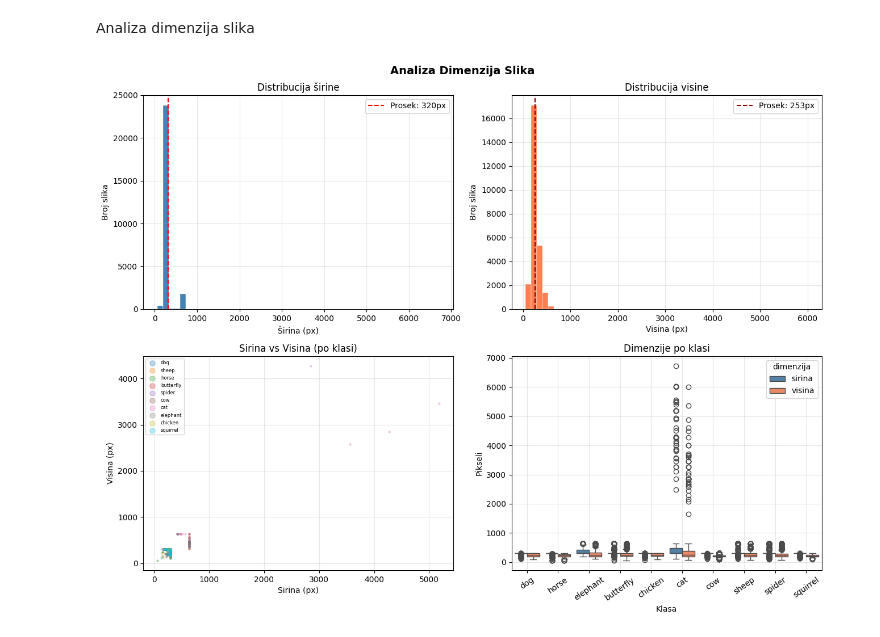
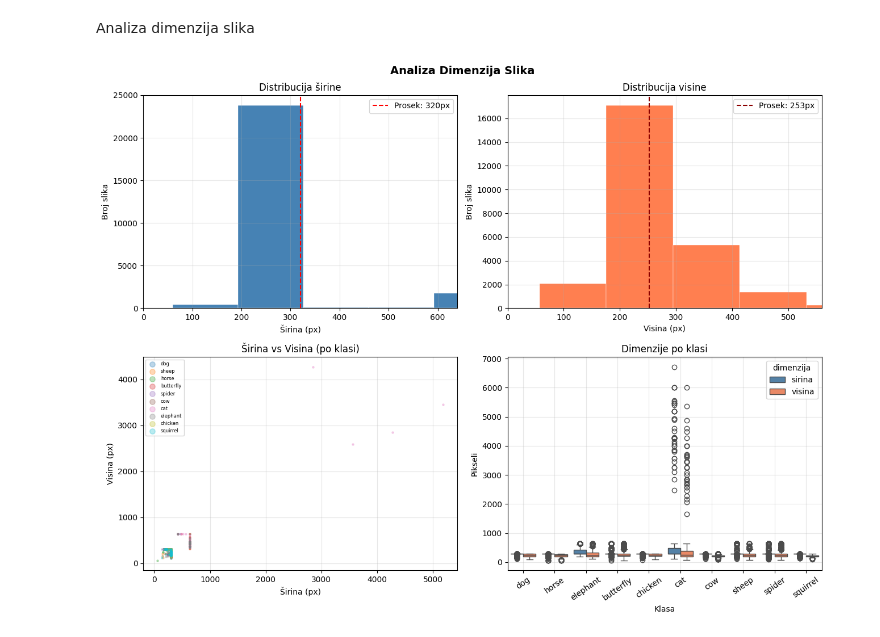
Before and after one commit to predrag002/Animals, a Jupyter notebook: analiza.ipynb, the cells around one changed output. Saved outputs shown, nothing was run; the diff lists cells and outputs as text; code cells hidden in the pictures.

Commit message:
Dodavanje xlim na histograme da bi se vrednosti bolje videle.

```diff
--- a/analiza.ipynb
+++ b/analiza.ipynb
@@ -158,6 +158,7 @@ axes[0,0].axvline(df['sirina'].mean(), color='red', linestyle='--', label=f'Pros
 axes[0,0].set_title('Distribucija širine')
 axes[0,0].set_xlabel('Širina (px)')
 axes[0,0].set_ylabel('Broj slika')
+axes[0,0].set_xlim(0, df['sirina'].quantile(0.99))
 axes[0,0].legend()
 axes[0,0].grid(alpha=0.3)
 
@@ -167,34 +168,35 @@ axes[0,1].axvline(df['visina'].mean(), color='darkred', linestyle='--', label=f'
 axes[0,1].set_title('Distribucija visine')
 axes[0,1].set_xlabel('Visina (px)')
 axes[0,1].set_ylabel('Broj slika')
+axes[0,1].set_xlim(0, df['visina'].quantile(0.99))
 axes[0,1].legend()
 axes[0,1].grid(alpha=0.3)
 
 sample = df.sample(min(2000, len(df)), random_state=42)
 klase = sample['klasa'].unique()
 pal = plt.cm.tab10(np.linspace(0, 1, len(klase)))
 for i, k in enumerate(klase):
     sub = sample[sample['klasa'] == k]
     axes[1,0].scatter(sub['sirina'], sub['visina'], alpha=0.3, s=5, color=pal[i], label=k)
 axes[1,0].set_title('Širina vs Visina (po klasi)')
 axes[1,0].set_xlabel('Širina (px)')
 axes[1,0].set_ylabel('Visina (px)')
 axes[1,0].legend(fontsize=6, markerscale=3)
 axes[1,0].grid(alpha=0.3)
 
 
 df_melt = df.melt(id_vars='klasa', value_vars=['sirina', 'visina'],
                   var_name='dimenzija', value_name='px')
 sns.boxplot(data=df_melt, x='klasa', y='px', hue='dimenzija',
             ax=axes[1,1], palette=['steelblue','coral'])
 axes[1,1].set_title('Dimenzije po klasi')
 axes[1,1].set_xlabel('Klasa')
 axes[1,1].set_ylabel('Pikseli')
 axes[1,1].tick_params(axis='x', rotation=35)
 axes[1,1].grid(alpha=0.3)
 
 plt.tight_layout()
 plt.savefig('eda_image_sizes.png', dpi=120, bbox_inches='tight')
 plt.show()
 # %% [output]
-[figure, old version]
+[figure, new version]
```
Also changed, not shown: 1 other file.
